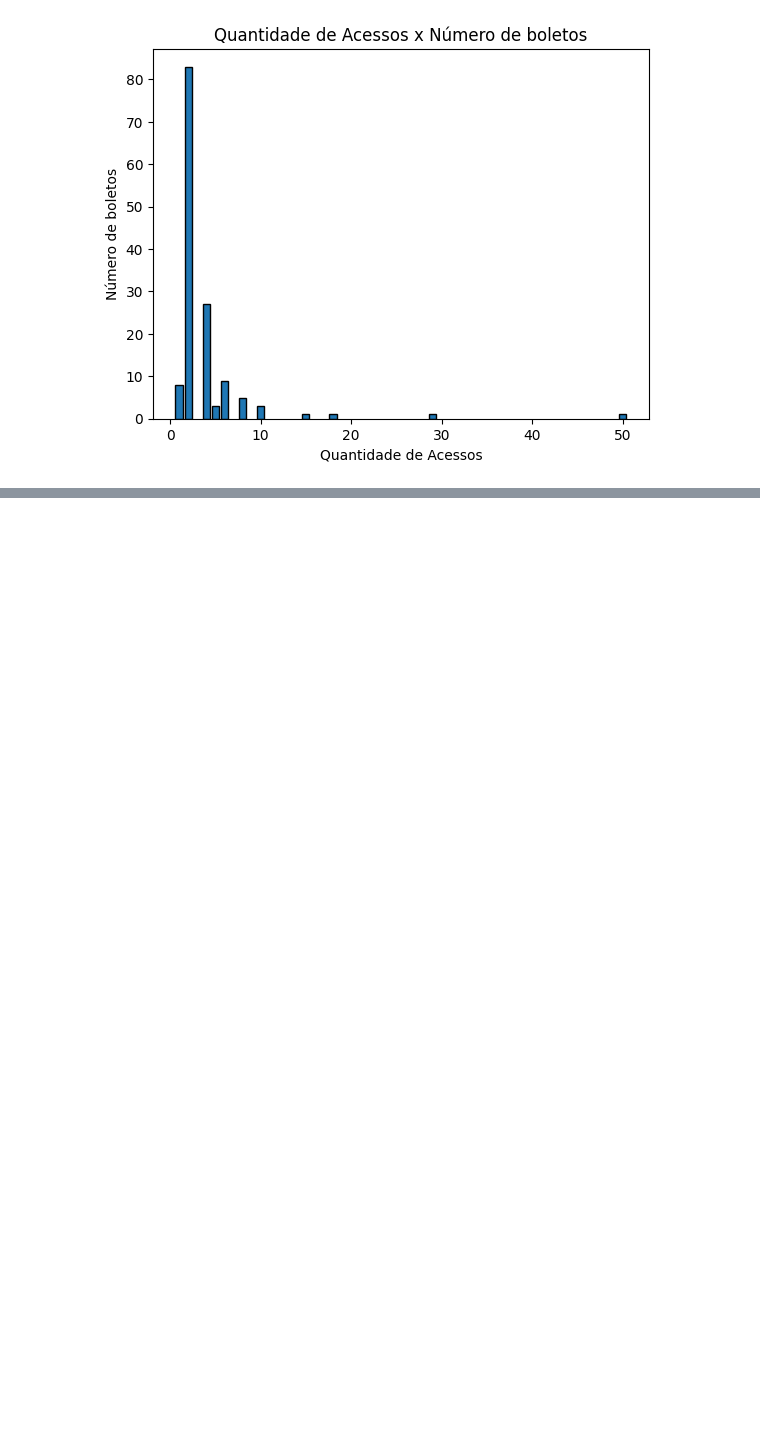
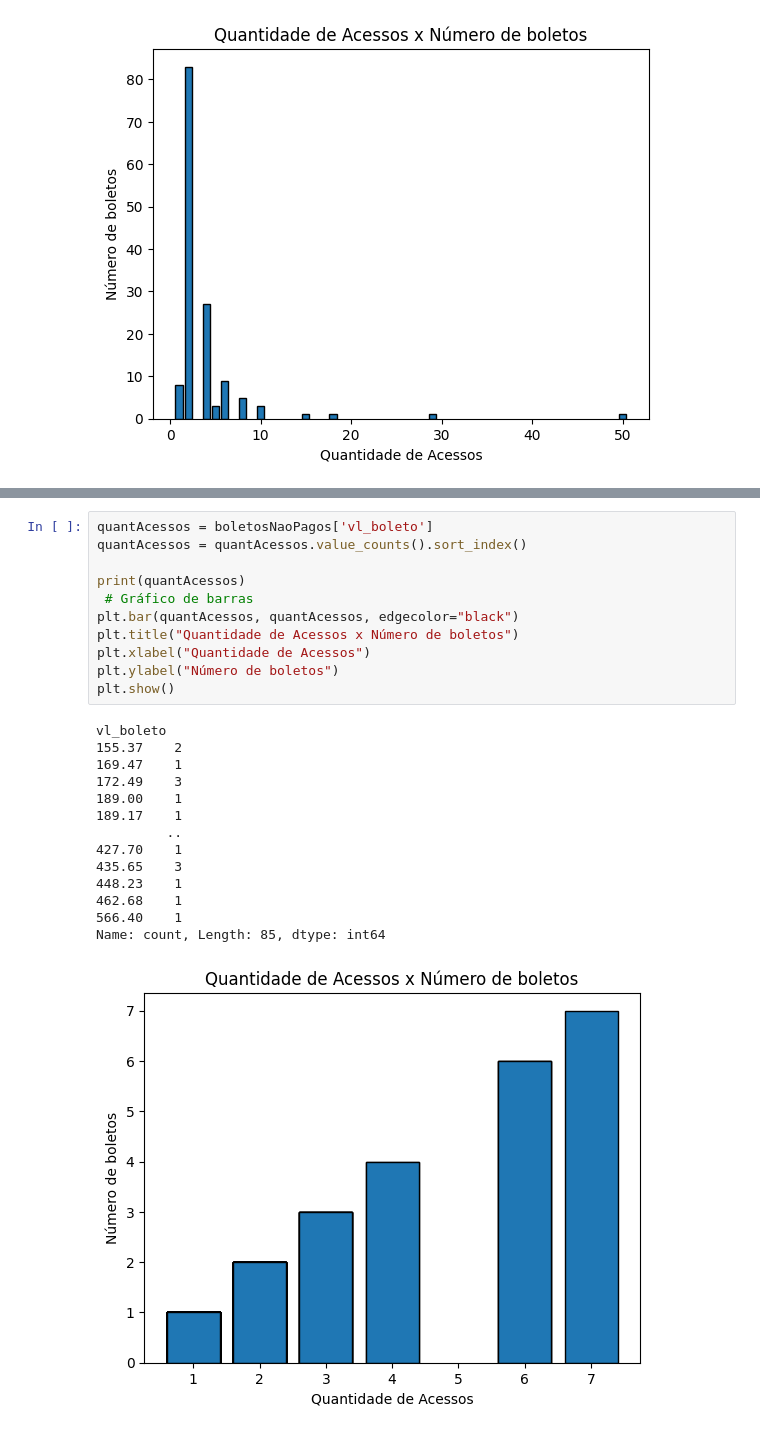
Before and after one commit to jjalmeidadev/payback-projeto, a Jupyter notebook: notebooks/Exploração_de_Dados,_Pré_processamento_e_Levantamento_de_Hipóteses_The_Seven.ipynb, the cells around one changed output, grey strips where cells are left out. Drawn from its saved outputs; the diff is of its cells as text; blank space fills up the shorter version.

```diff
--- a/notebooks/Exploração_de_Dados,_Pré_processamento_e_Levantamento_de_Hipóteses_The_Seven.ipynb
+++ b/notebooks/Exploração_de_Dados,_Pré_processamento_e_Levantamento_de_Hipóteses_The_Seven.ipynb
@@ -404,0 +418,26 @@ See the caveats in the documentation: https://pandas.pydata.org/pandas-docs/stab
+# %%
+quantAcessos = boletosNaoPagos['vl_boleto']
+quantAcessos = quantAcessos.value_counts().sort_index()
+
+print(quantAcessos)
+ # Gráfico de barras
+plt.bar(quantAcessos, quantAcessos, edgecolor="black")
+plt.title("Quantidade de Acessos x Número de boletos")
+plt.xlabel("Quantidade de Acessos")
+plt.ylabel("Número de boletos")
+plt.show()
+# %% [output]
+vl_boleto
+155.37    2
+169.47    1
+172.49    3
+189.00    1
+189.17    1
+         ..
+427.70    1
+435.65    3
+448.23    1
+462.68    1
+566.40    1
+Name: count, Length: 85, dtype: int64
+[figure, added]
```
Also changed, not shown: parts of 4 cells of this notebook.
